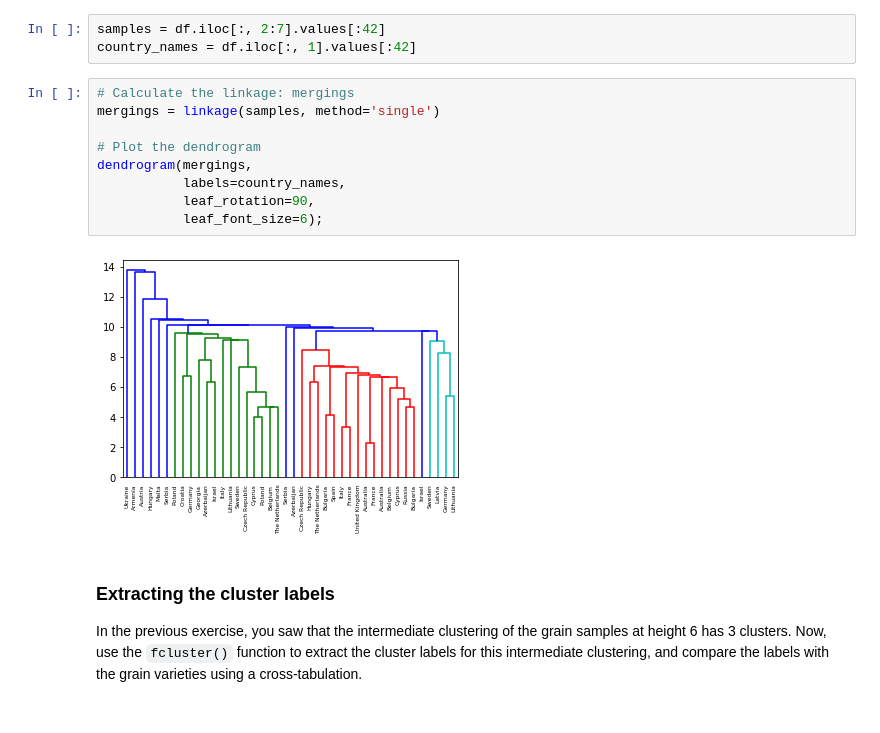
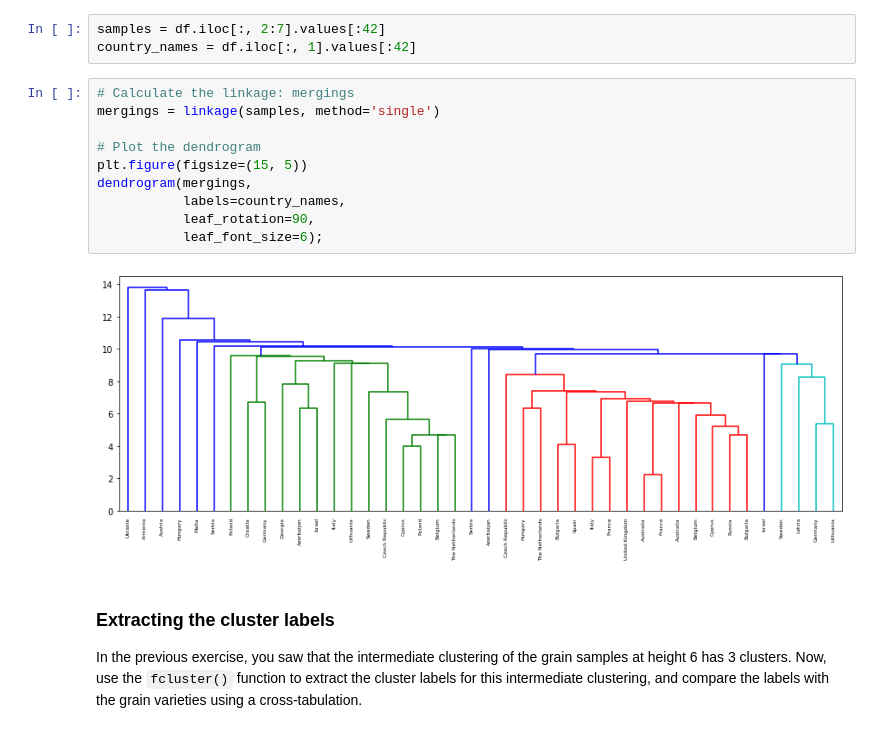
Before and after one commit to goodboychan/datacamp_repo, a Jupyter notebook: Unsupervised.Learning.in.Python/Visualization-with-hierarchical-clustering-and-t-SNE.ipynb, the cells around one changed output. Cells and saved outputs as stored; diff of their text form.

````diff
--- a/Unsupervised.Learning.in.Python/Visualization-with-hierarchical-clustering-and-t-SNE.ipynb
+++ b/Unsupervised.Learning.in.Python/Visualization-with-hierarchical-clustering-and-t-SNE.ipynb
@@ -135,14 +135,15 @@ country_names = df.iloc[:, 1].values[:42]
 # %%
 # Calculate the linkage: mergings
 mergings = linkage(samples, method='single')
 
 # Plot the dendrogram
+plt.figure(figsize=(15, 5))
 dendrogram(mergings,
            labels=country_names,
            leaf_rotation=90,
            leaf_font_size=6);
 # %% [output]
-[figure, old version]
+[figure, new version]
 # %% [markdown]
 ### Extracting the cluster labels
 In the previous exercise, you saw that the intermediate clustering of the grain samples at height 6 has 3 clusters. Now, use the ```fcluster()``` function to extract the cluster labels for this intermediate clustering, and compare the labels with the grain varieties using a cross-tabulation.
````
Also changed, not shown: parts of 9 cells of this notebook.
